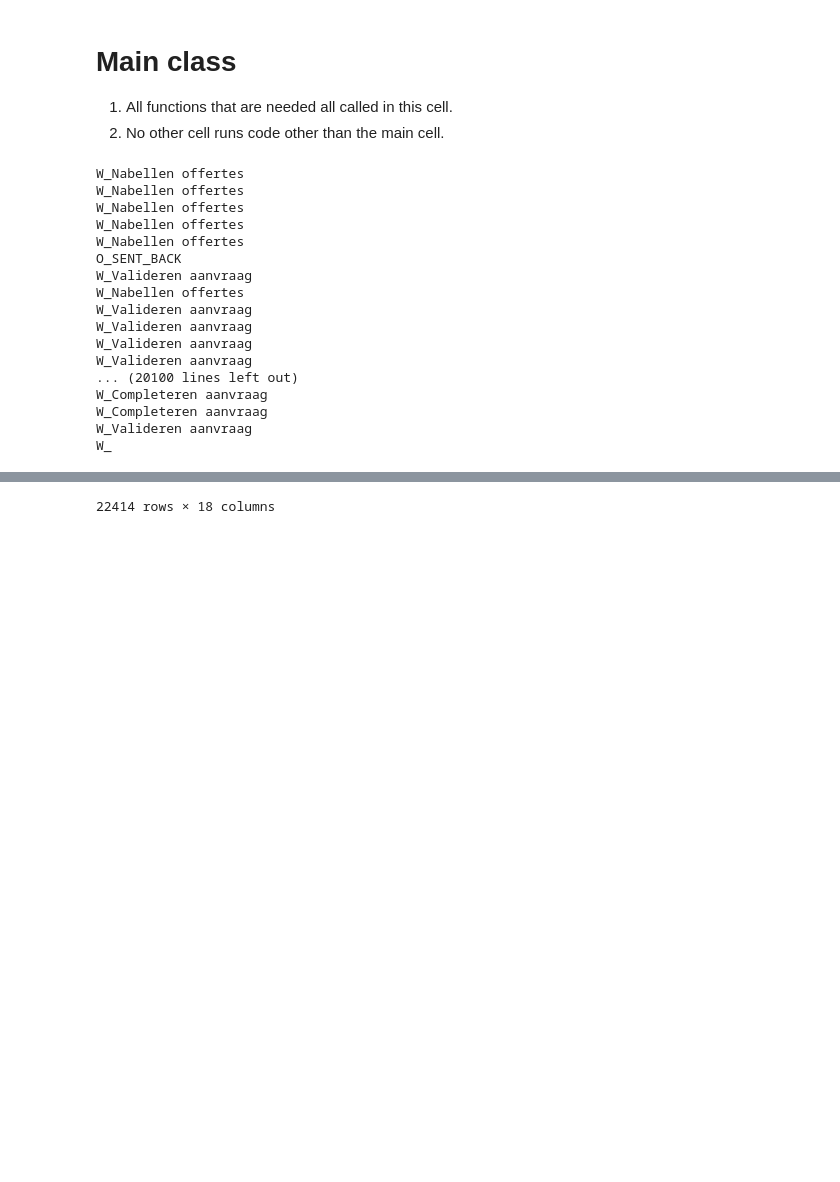
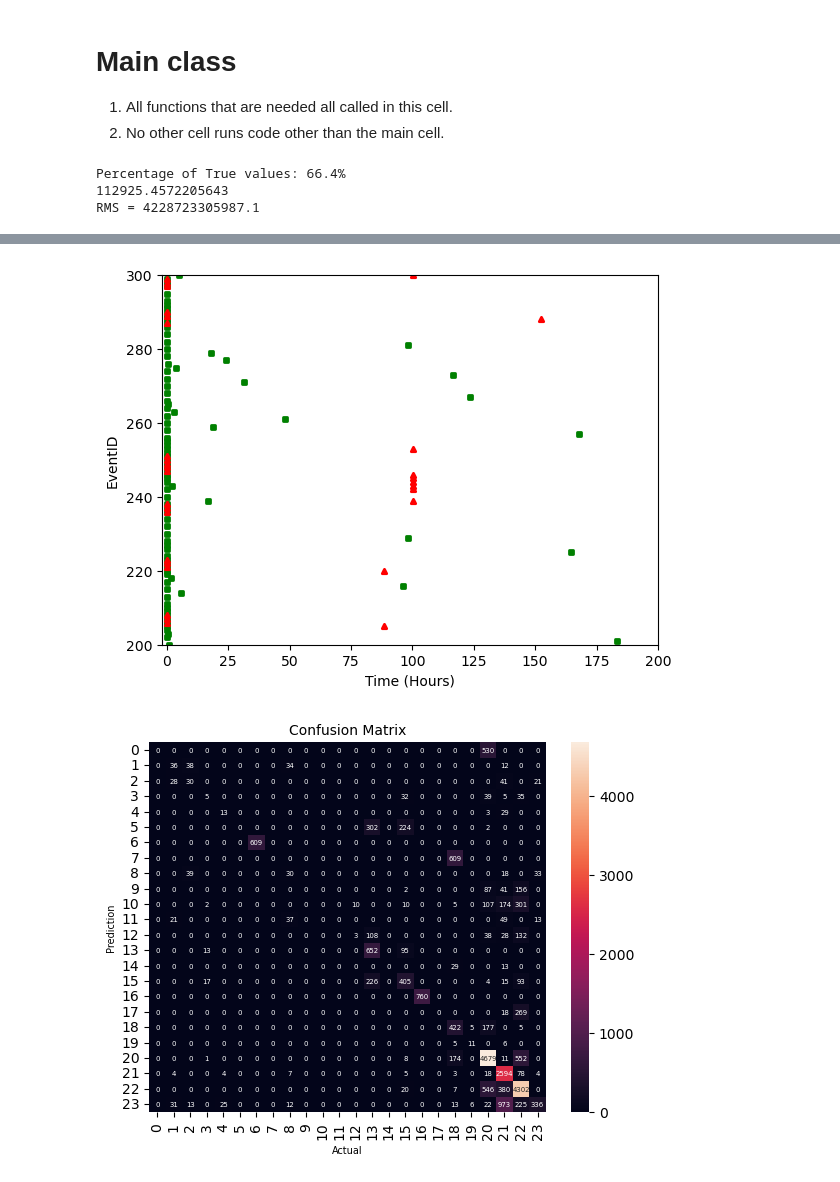
Before and after one commit to yuhsuanlintue/2IOI0_G6, a Jupyter notebook: Jnote.ipynb, the cells around one changed output, grey strips where cells are left out. Saved outputs shown, nothing was run; the diff lists cells and outputs as text; code cells hidden in the pictures; blank space fills up the shorter version.

```diff
--- a/Jnote.ipynb
+++ b/Jnote.ipynb
@@ -714,24 +706,10 @@ def check_memory_cpu() :
 # regression_estimator()
 # decision_tree_estimator()
 # error_model('db/S3_Regression_Estimator.csv', 'S_3_activities', 'S_3_time')
-# error_model('db/S2_Aggregation_Estimator.csv', 'S_2_Activity', 'S_2_Time')
+error_model('db/S2_Aggregation_Estimator.csv', 'S_2_Activity', 'S_2_Time')
 
-mode_estimators_V2()
+# mode_estimators_V2()
 # %% [output]
-W_Nabellen offertes
-W_Nabellen offertes
-W_Nabellen offertes
-W_Nabellen offertes
-W_Nabellen offertes
-O_SENT_BACK
-W_Valideren aanvraag
-W_Nabellen offertes
-W_Valideren aanvraag
-W_Valideren aanvraag
-W_Valideren aanvraag
-W_Valideren aanvraag
-... (20100 lines left out)
-W_Completeren aanvraag
-W_Completeren aanvraag
-W_Valideren aanvraag
-W_
+Percentage of True values: 66.4%
+112925.4572205643
+RMS = 4228723305987.1
@@ -750 +716,2 @@ W_
-22414 rows × 18 columns
+[figure, added]
+[figure, added]
```
Also changed, not shown: parts of 3 cells of this notebook, 1 other file.
